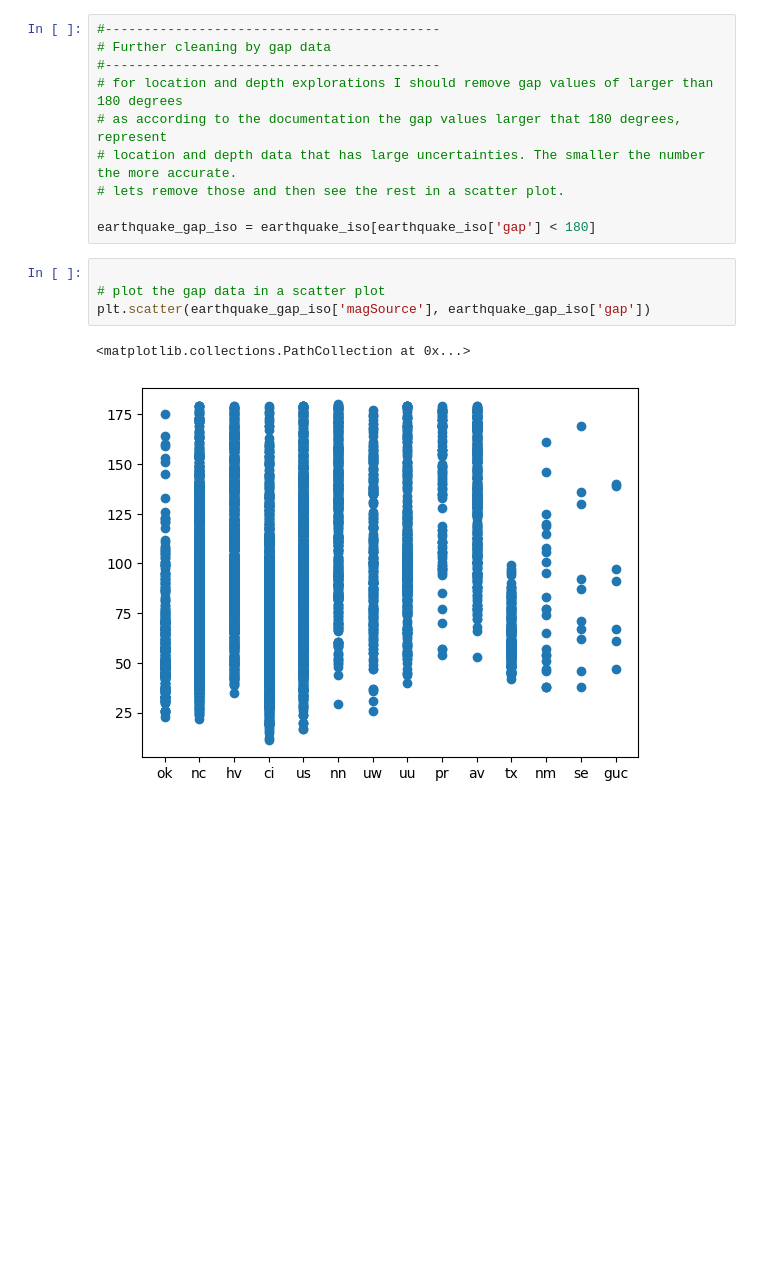
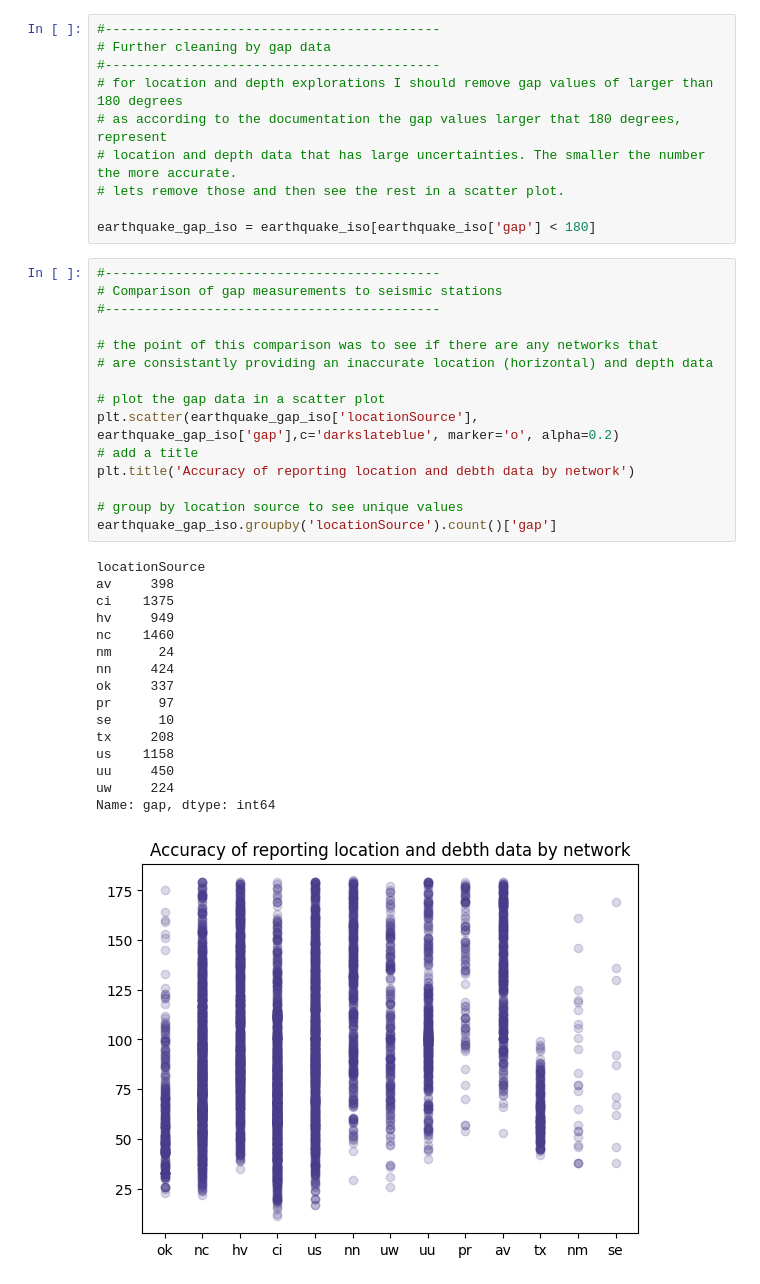
Before and after one commit to Korrin-F/tDA_Eathquake_Data_Analysis, a Jupyter notebook: earthquake_analysis.ipynb, the cells around one changed output. Cells and saved outputs as stored; diff of their text form; blank space fills up the shorter version.

Commit message:
styling graphs in matplotlib and seaborn

```diff
--- a/earthquake_analysis.ipynb
+++ b/earthquake_analysis.ipynb
@@ -69,10 +88,35 @@ earthquake_iso.describe()
 # lets remove those and then see the rest in a scatter plot.
 
 earthquake_gap_iso = earthquake_iso[earthquake_iso['gap'] < 180]
-# %%
-
-# plot the gap data in a scatter plot
-plt.scatter(earthquake_gap_iso['magSource'], earthquake_gap_iso['gap'])
-# %% [output]
-<matplotlib.collections.PathCollection at 0x...>
-[figure, removed]
+# %%
+#-------------------------------------------
+# Comparison of gap measurements to seismic stations
+#-------------------------------------------
+
+# the point of this comparison was to see if there are any networks that
+# are consistantly providing an inaccurate location (horizontal) and depth data
+
+# plot the gap data in a scatter plot
+plt.scatter(earthquake_gap_iso['locationSource'], earthquake_gap_iso['gap'],c='darkslateblue', marker='o', alpha=0.2)
+# add a title
+plt.title('Accuracy of reporting location and debth data by network')
+
+# group by location source to see unique values
+earthquake_gap_iso.groupby('locationSource').count()['gap']
+# %% [output]
+locationSource
+av     398
+ci    1375
+hv     949
+nc    1460
+nm      24
+nn     424
+ok     337
+pr      97
+se      10
+tx     208
+us    1158
+uu     450
+uw     224
+Name: gap, dtype: int64
+[figure, added]
```
Also changed, not shown: parts of 8 cells of this notebook, 2 other files.
